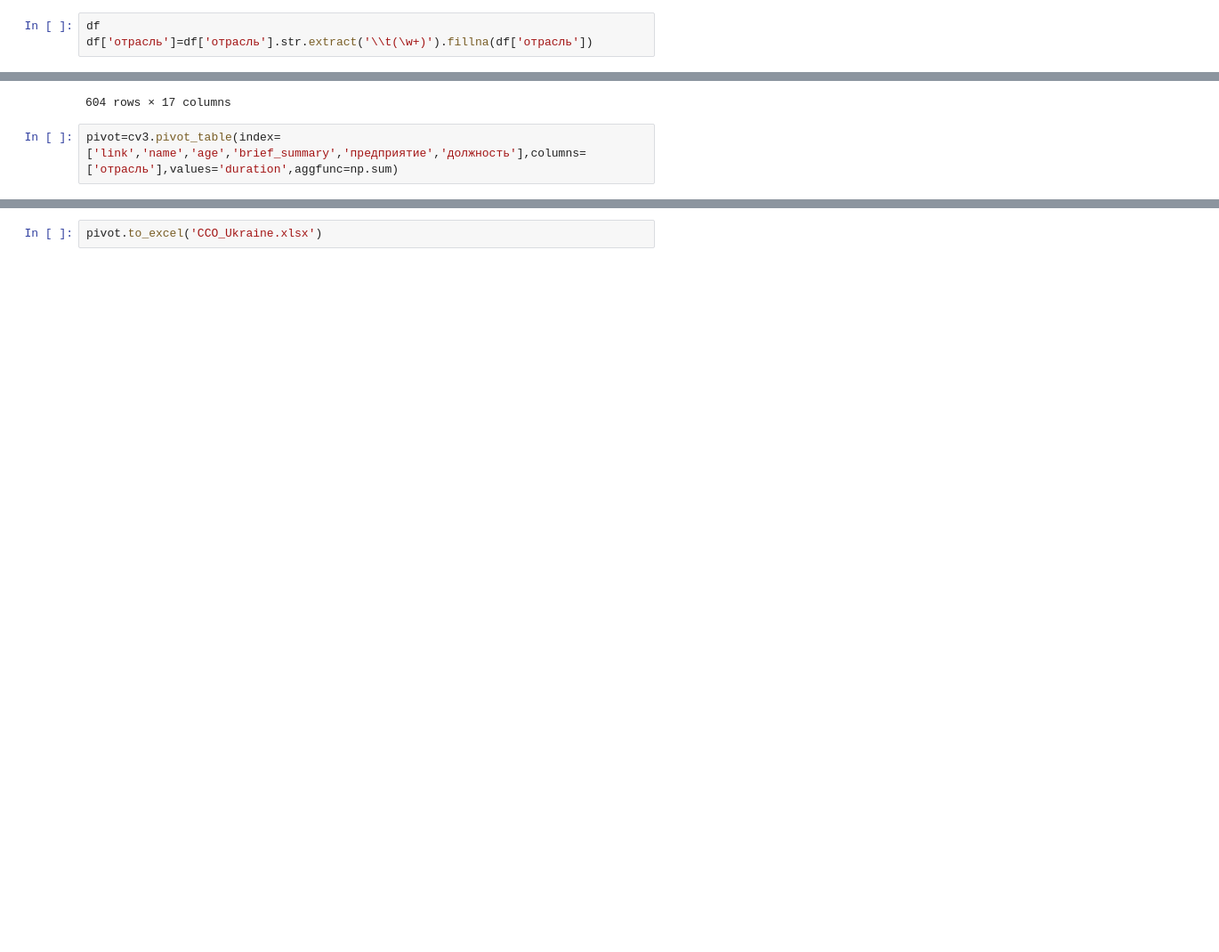
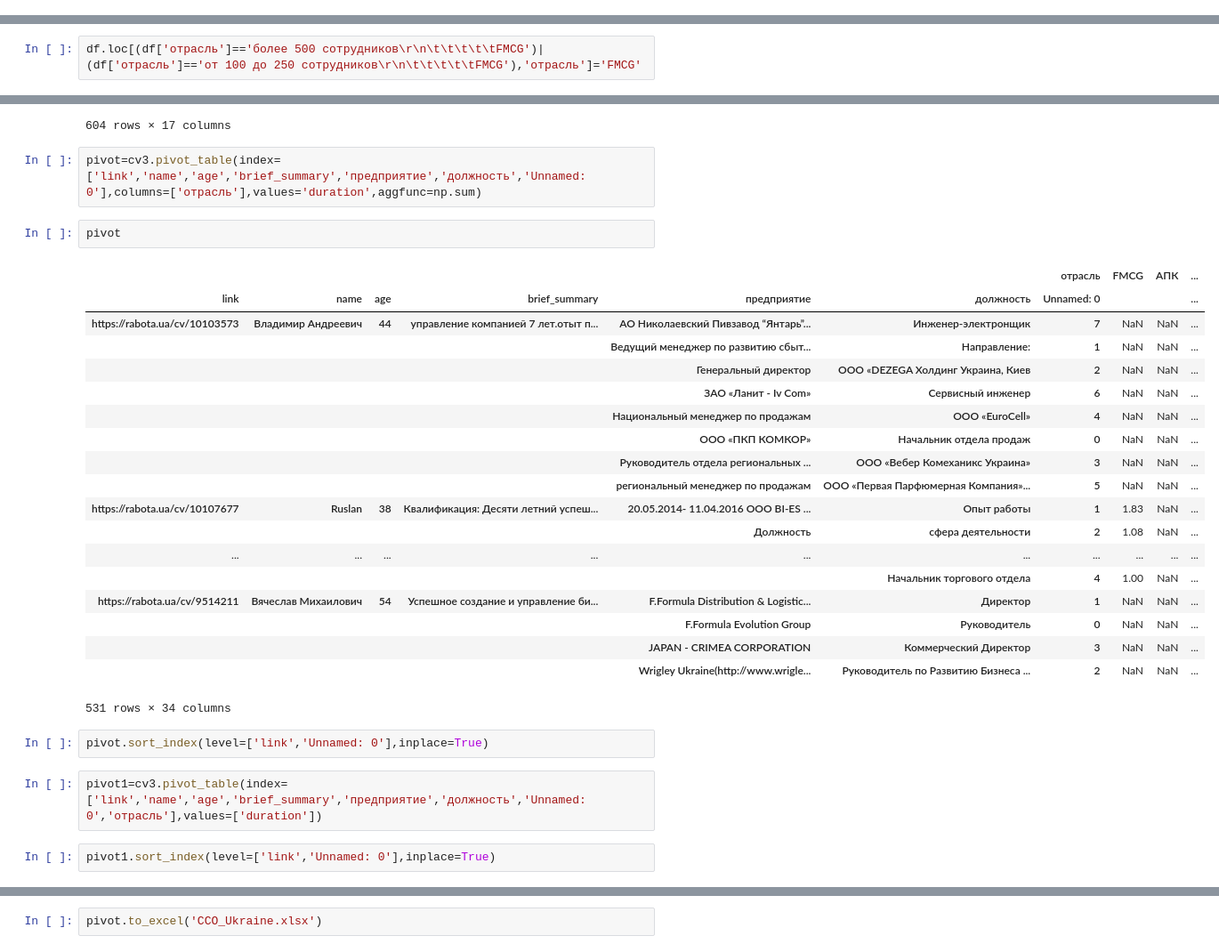
Before and after one commit to lukas1326/hr, a Jupyter notebook: merge_preprocess.ipynb, the cells around one changed output, grey strips where cells are left out. Shown at 89% size. Drawn from its saved outputs; the diff is of its cells as text; blank space fills up the shorter version.

Commit message:
fixed mistakes in merge need multilevel index

```diff
--- a/merge_preprocess.ipynb
+++ b/merge_preprocess.ipynb
@@ -2,6 +2,3 @@
 import pandas as pd
 # %%
 df=pd.read_csv('work_hist.csv')
-# %%
-df
-df['отрасль']=df['отрасль'].str.extract('\\t(\w+)').fillna(df['отрасль'])
@@ -7,0 +24,2 @@ df['отрасль']=df['отрасль'].str.extract('\\t(\w+)').fillna(df['о
+# %%
+df.loc[(df['отрасль']=='более 500 сотрудников\r\n\t\t\t\t\tFMCG')|(df['отрасль']=='от 100 до 250 сотрудников\r\n\t\t\t\t\tFMCG'),'отрасль']='FMCG'
@@ -188,4 +224,32 @@ cv3
 | 603 | Дмитрий Вячеславович | https://rabota.ua/cv/4876832 | Николаев | 34 | 18000 | Знаю все трт в г.Николаеве и Нико... | Территориальный менеджериюн 2018 ... | Межрегиональная Академия Управлен... | Английский- базовый\r\n\t\t\t\r\n... | ... |
 604 rows × 17 columns
 # %%
-pivot=cv3.pivot_table(index=['link','name','age','brief_summary','предприятие','должность'],columns=['отрасль'],values='duration',aggfunc=np.sum)
+pivot=cv3.pivot_table(index=['link','name','age','brief_summary','предприятие','должность','Unnamed: 0'],columns=['отрасль'],values='duration',aggfunc=np.sum)
+# %%
+pivot
+# %% [output]
+|  |  |  |  |  |  | отрасль | FMCG | АПК | ... |
+| link | name | age | brief_summary | предприятие | должность | Unnamed: 0 |  |  | ... |
+| https://rabota.ua/cv/10103573 | Владимир Андреевич | 44 | управление компанией 7 лет.отыт п... | АО Николаевский Пивзавод “Янтарь”... | Инженер-электронщик | 7 | NaN | NaN | ... |
+|  |  |  |  | Ведущий менеджер по развитию сбыт... | Направление: | 1 | NaN | NaN | ... |
+|  |  |  |  | Генеральный директор | ООО «DEZEGA Холдинг Украина, Киев | 2 | NaN | NaN | ... |
+|  |  |  |  | ЗАО «Ланит - Iv Com» | Сервисный инженер | 6 | NaN | NaN | ... |
+|  |  |  |  | Национальный менеджер по продажам | ООО «EuroCell» | 4 | NaN | NaN | ... |
+|  |  |  |  | ООО «ПКП КОМКОР» | Начальник отдела продаж | 0 | NaN | NaN | ... |
+|  |  |  |  | Руководитель отдела региональных ... | ООО «Вебер Комеханикс Украина» | 3 | NaN | NaN | ... |
+|  |  |  |  | региональный менеджер по продажам | ООО «Первая Парфюмерная Компания»... | 5 | NaN | NaN | ... |
+| https://rabota.ua/cv/10107677 | Ruslan | 38 | Квалификация: Десяти летний успеш... | 20.05.2014- 11.04.2016 ООО BI-ES ... | Опыт работы | 1 | 1.83 | NaN | ... |
+|  |  |  |  | Должность | сфера деятельности | 2 | 1.08 | NaN | ... |
+| ... | ... | ... | ... | ... | ... | ... | ... | ... | ... |
+|  |  |  |  |  | Начальник торгового отдела | 4 | 1.00 | NaN | ... |
+| https://rabota.ua/cv/9514211 | Вячеслав Михаилович | 54 | Успешное создание и управление би... | F.Formula Distribution & Logistic... | Директор | 1 | NaN | NaN | ... |
+|  |  |  |  | F.Formula Evolution Group | Руководитель | 0 | NaN | NaN | ... |
+|  |  |  |  | JAPAN - CRIMEA CORPORATION | Коммерческий Директор | 3 | NaN | NaN | ... |
+|  |  |  |  | Wrigley Ukraine(http://www.wrigle... | Руководитель по Развитию Бизнеса ... | 2 | NaN | NaN | ... |
+531 rows × 34 columns
+# %%
+pivot.sort_index(level=['link','Unnamed: 0'],inplace=True)
+# %%
+pivot1=cv3.pivot_table(index=['link','name','age','brief_summary','предприятие','должность','Unnamed: 0','отрасль'],values=['duration'])
+# %%
+pivot1.sort_index(level=['link','Unnamed: 0'],inplace=True)
```
Also changed, not shown: parts of 5 cells of this notebook.
